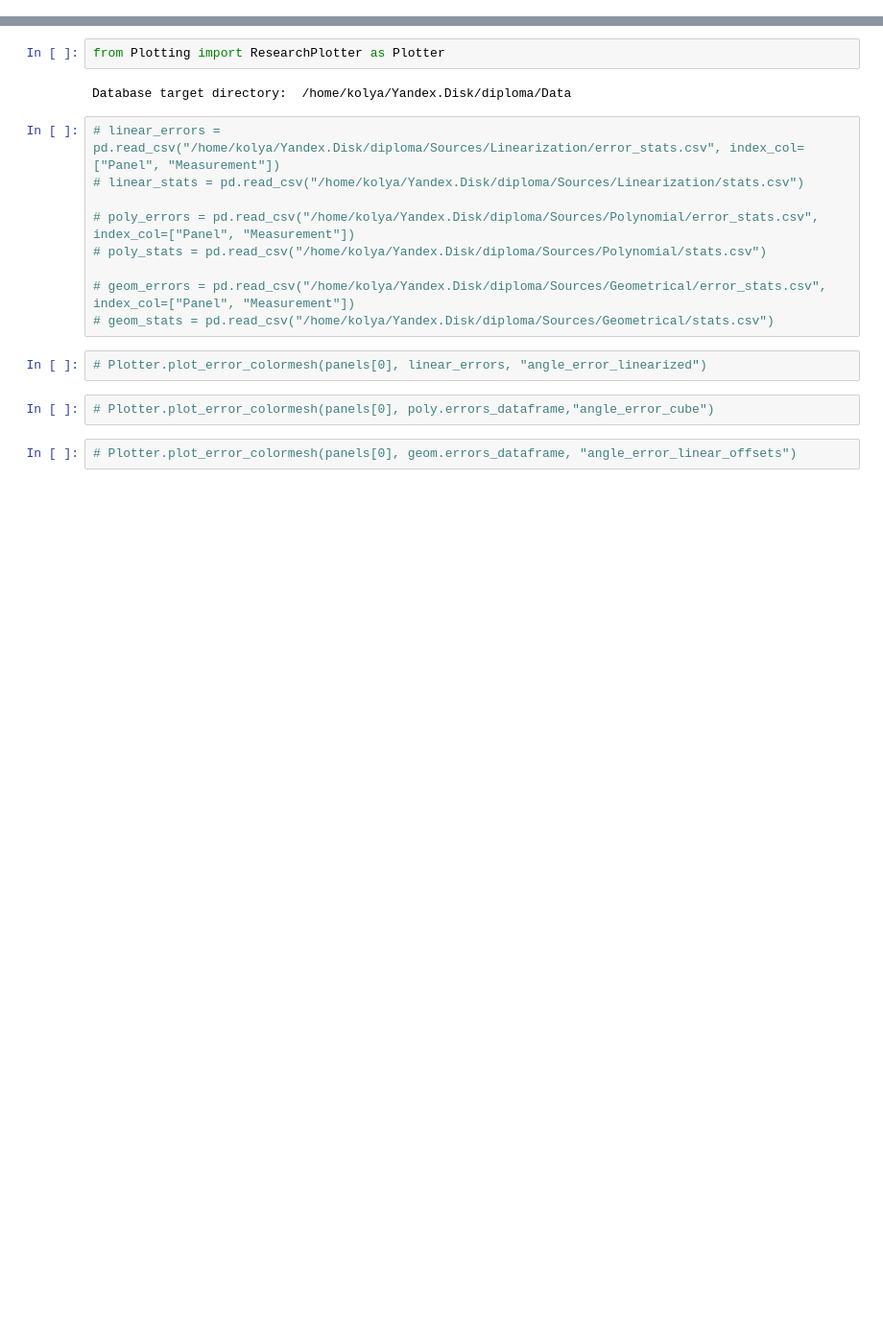
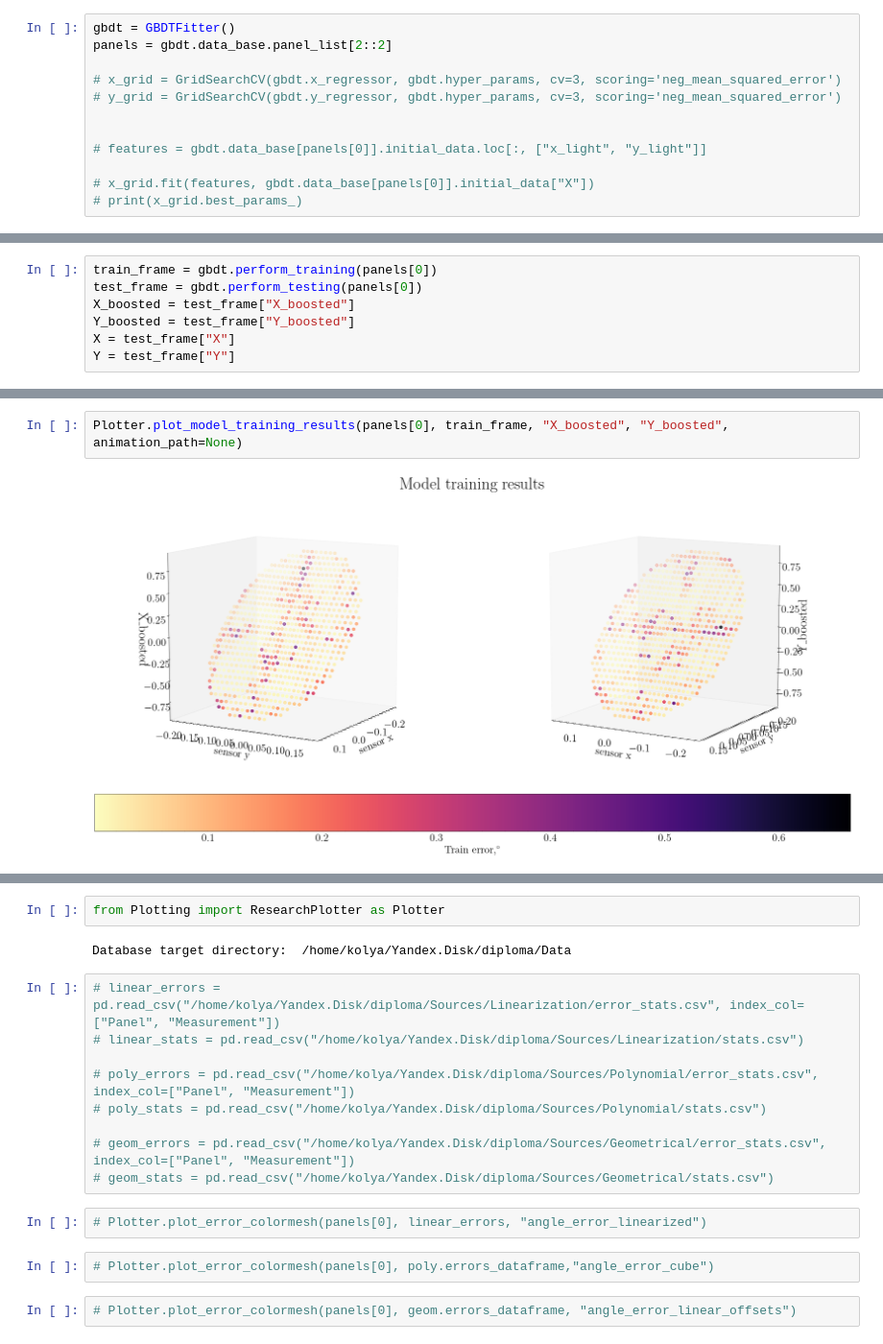
Before and after one commit to 14Og/diploma, a Jupyter notebook: Sources/FInal.ipynb, the cells around one changed output, grey strips where cells are left out. Shown at 96% size. Drawn from its saved outputs; the diff is of its cells as text; blank space fills up the shorter version.

```diff
--- a/Sources/FInal.ipynb
+++ b/Sources/FInal.ipynb
@@ -24,0 +23,12 @@ Database target directory:  /home/kolya/Yandex.Disk/diploma/Data
+# %%
+gbdt = GBDTFitter()
+panels = gbdt.data_base.panel_list[2::2]
+
+# x_grid = GridSearchCV(gbdt.x_regressor, gbdt.hyper_params, cv=3, scoring='neg_mean_squared_error')
+# y_grid = GridSearchCV(gbdt.y_regressor, gbdt.hyper_params, cv=3, scoring='neg_mean_squared_error')
+
+
+# features = gbdt.data_base[panels[0]].initial_data.loc[:, ["x_light", "y_light"]]
+
+# x_grid.fit(features, gbdt.data_base[panels[0]].initial_data["X"])
+# print(x_grid.best_params_)
@@ -24,0 +40,7 @@ Database target directory:  /home/kolya/Yandex.Disk/diploma/Data
+# %%
+train_frame = gbdt.perform_training(panels[0])
+test_frame = gbdt.perform_testing(panels[0])
+X_boosted = test_frame["X_boosted"]
+Y_boosted = test_frame["Y_boosted"]
+X = test_frame["X"]
+Y = test_frame["Y"]
@@ -24,0 +51,4 @@ Database target directory:  /home/kolya/Yandex.Disk/diploma/Data
+# %%
+Plotter.plot_model_training_results(panels[0], train_frame, "X_boosted", "Y_boosted", animation_path=None)
+# %% [output]
+[figure, added]
```
Also changed, not shown: parts of 18 cells of this notebook, 3 other files.
